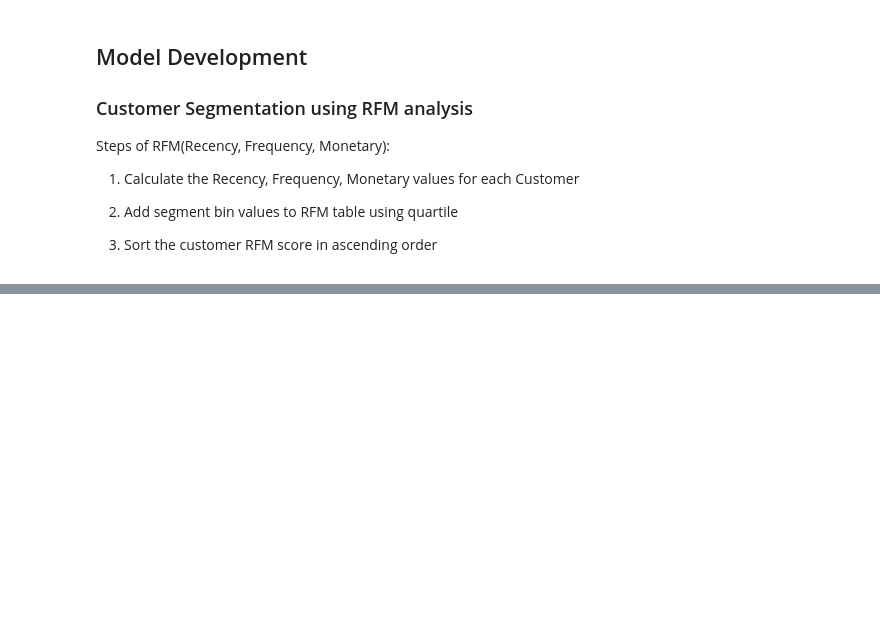
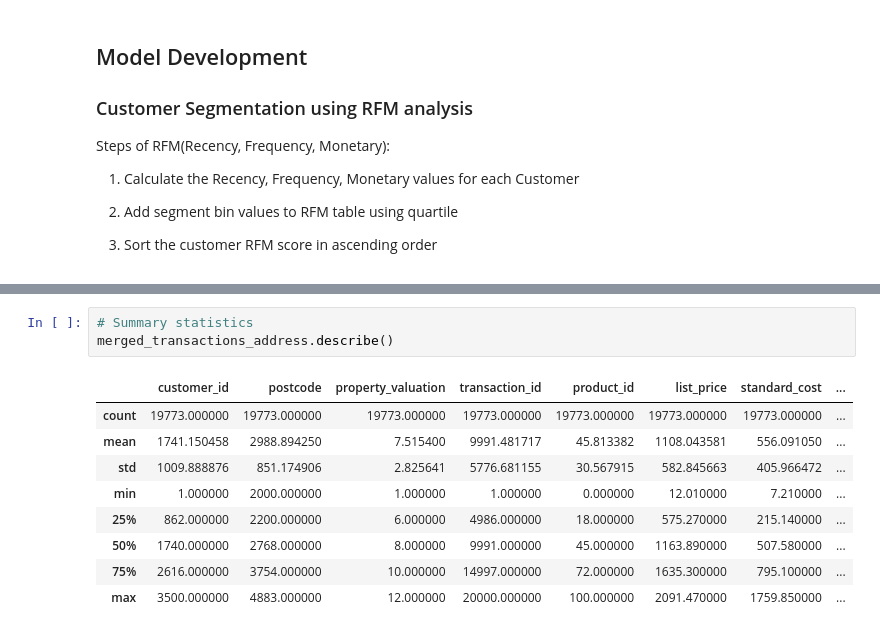
Before and after one commit to jeremychiaa/kpmg-virtual-internship, a Jupyter notebook: sprocket_script.ipynb, the cells around one changed output, grey strips where cells are left out. Drawn from its saved outputs; the diff is of its cells as text; blank space fills up the shorter version.

```diff
--- a/sprocket_script.ipynb
+++ b/sprocket_script.ipynb
@@ -397,0 +409,13 @@ Steps of RFM(Recency, Frequency, Monetary):
+# %%
+# Summary statistics
+merged_transactions_address.describe()
+# %% [output]
+|  | customer_id | postcode | property_valuation | transaction_id | product_id | list_price | standard_cost | ... |
+| count | 19773.000000 | 19773.000000 | 19773.000000 | 19773.000000 | 19773.000000 | 19773.000000 | 19773.000000 | ... |
+| mean | 1741.150458 | 2988.894250 | 7.515400 | 9991.481717 | 45.813382 | 1108.043581 | 556.091050 | ... |
+| std | 1009.888876 | 851.174906 | 2.825641 | 5776.681155 | 30.567915 | 582.845663 | 405.966472 | ... |
+| min | 1.000000 | 2000.000000 | 1.000000 | 1.000000 | 0.000000 | 12.010000 | 7.210000 | ... |
+| 25% | 862.000000 | 2200.000000 | 6.000000 | 4986.000000 | 18.000000 | 575.270000 | 215.140000 | ... |
+| 50% | 1740.000000 | 2768.000000 | 8.000000 | 9991.000000 | 45.000000 | 1163.890000 | 507.580000 | ... |
+| 75% | 2616.000000 | 3754.000000 | 10.000000 | 14997.000000 | 72.000000 | 1635.300000 | 795.100000 | ... |
+| max | 3500.000000 | 4883.000000 | 12.000000 | 20000.000000 | 100.000000 | 2091.470000 | 1759.850000 | ... |
```
Also changed, not shown: parts of 4 cells of this notebook.
